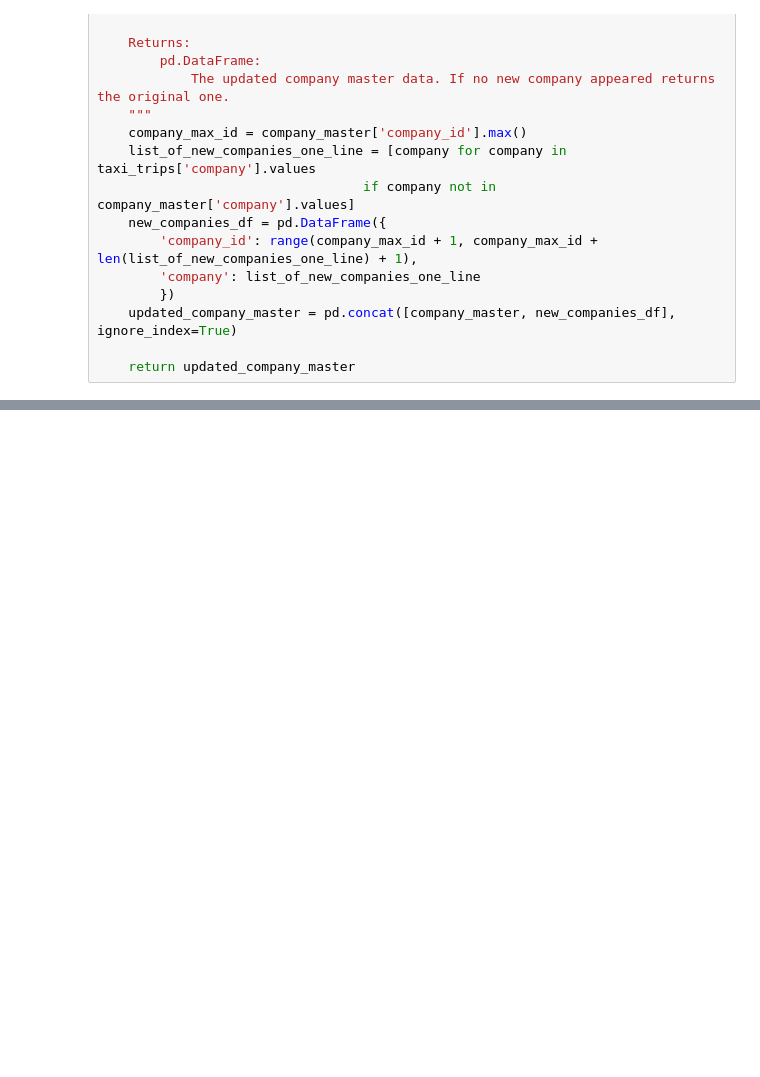
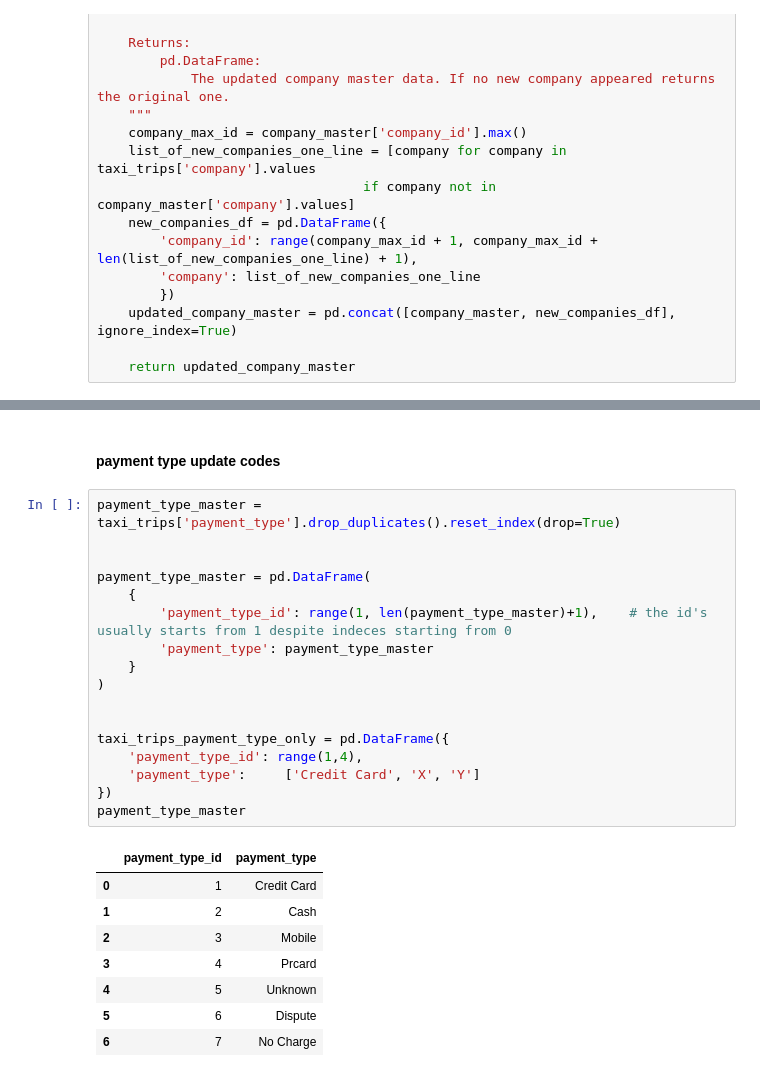
Before and after one commit to zselyigy/cubix_data_engineer_aws, a Jupyter notebook: src/scripts/07_json_transform_load.ipynb, the cells around one changed output, grey strips where cells are left out. Drawn from its saved outputs; the diff is of its cells as text; blank space fills up the shorter version.

```diff
--- a/src/scripts/07_json_transform_load.ipynb
+++ b/src/scripts/07_json_transform_load.ipynb
@@ -198,0 +233,28 @@ def update_company_master(taxi_trips: pd.DataFrame, company_master: pd.DataFrame
+# %% [markdown]
+#### payment type update codes
+# %%
+payment_type_master = taxi_trips['payment_type'].drop_duplicates().reset_index(drop=True)
+
+
+payment_type_master = pd.DataFrame(
+    {
+        'payment_type_id': range(1, len(payment_type_master)+1),    # the id's usually starts from 1 despite indeces starting from 0
+        'payment_type': payment_type_master
+    }
+)
+
+
+taxi_trips_payment_type_only = pd.DataFrame({
+    'payment_type_id': range(1,4),
+    'payment_type':     ['Credit Card', 'X', 'Y']
+})
+payment_type_master
+# %% [output]
+|  | payment_type_id | payment_type |
+| 0 | 1 | Credit Card |
+| 1 | 2 | Cash |
+| 2 | 3 | Mobile |
+| 3 | 4 | Prcard |
+| 4 | 5 | Unknown |
+| 5 | 6 | Dispute |
+| 6 | 7 | No Charge |
```
Also changed, not shown: parts of 11 cells of this notebook.
